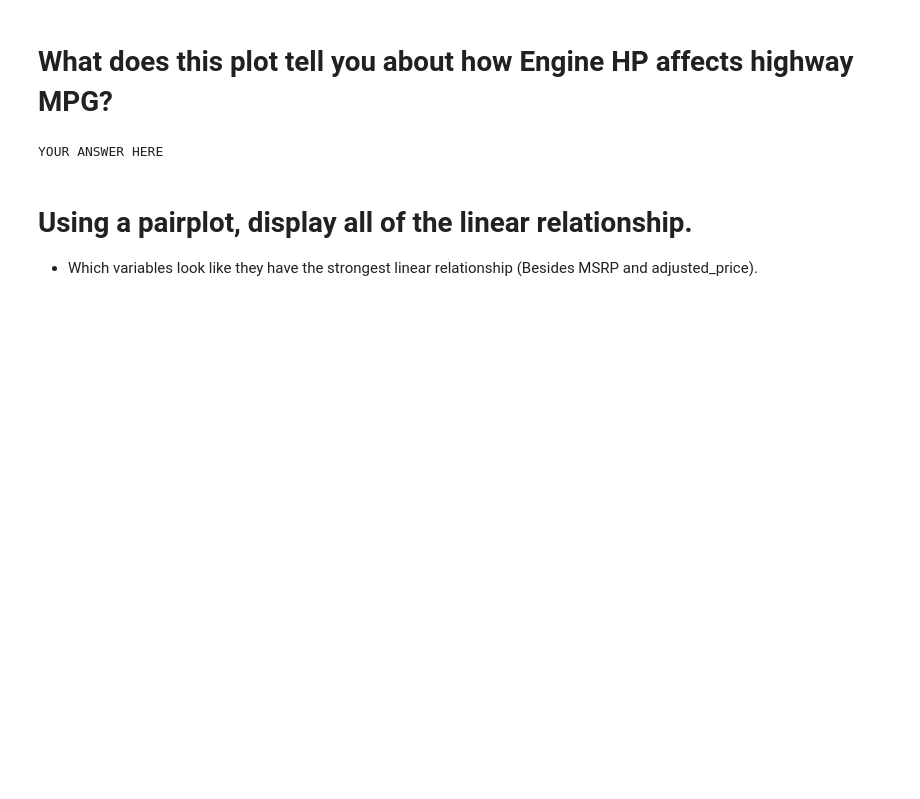
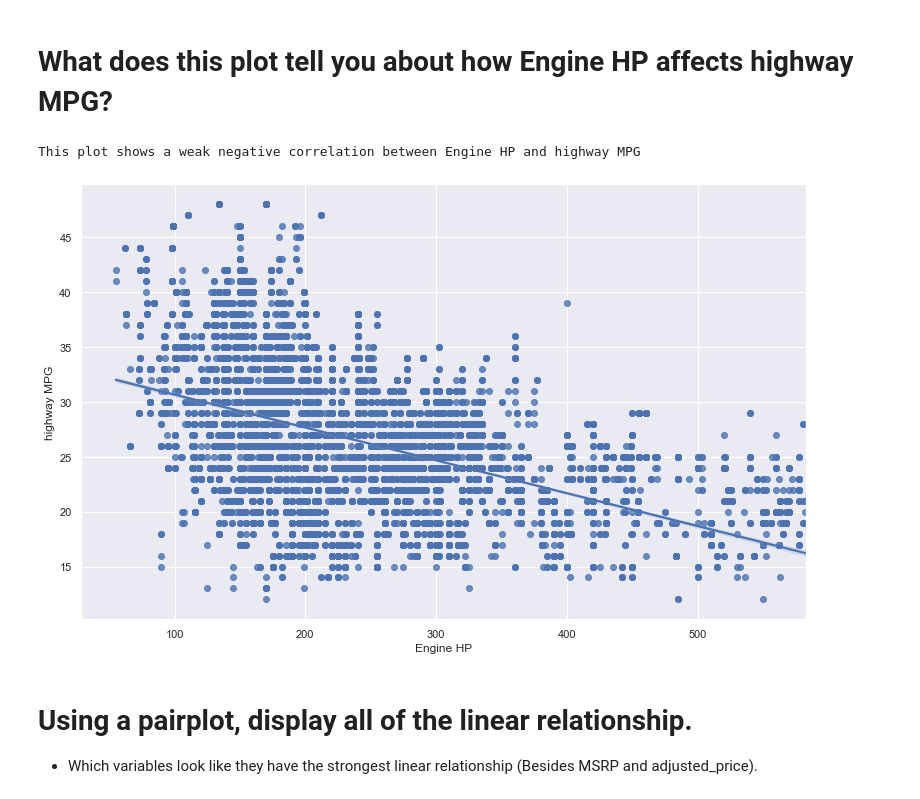
Before and after one commit to xiaqian1999/2020-fall-data-science, a Jupyter notebook: Week2-EDA/Exercise-EDA.ipynb, the cells around one changed output. Drawn from its saved outputs; the diff is of its cells as text; code cells hidden in the pictures; blank space fills up the shorter version.

```diff
--- a/Week2-EDA/Exercise-EDA.ipynb
+++ b/Week2-EDA/Exercise-EDA.ipynb
@@ -247,9 +291,12 @@ ax= sns.histplot(data=df, x='Make', y='adjusted_price')
 # What does this plot tell you about how Engine HP affects highway MPG?
 # %%
 # What does this plot tell you about how Engine HP affects highway MPG?
-print('YOUR ANSWER HERE')
+plt.figure(figsize=(13,8))
+sns.regplot(data=newdf, x='Engine HP', y='highway MPG');
+print('This plot shows a weak negative correlation between Engine HP and highway MPG')
 # %% [output]
-YOUR ANSWER HERE
+This plot shows a weak negative correlation between Engine HP and highway MPG
+[figure, added]
 # %% [markdown]
 # Using a pairplot, display all of the linear relationship.
 * Which variables look like they have the strongest linear relationship (Besides MSRP and adjusted_price).
```
Also changed, not shown: parts of 12 cells of this notebook.
